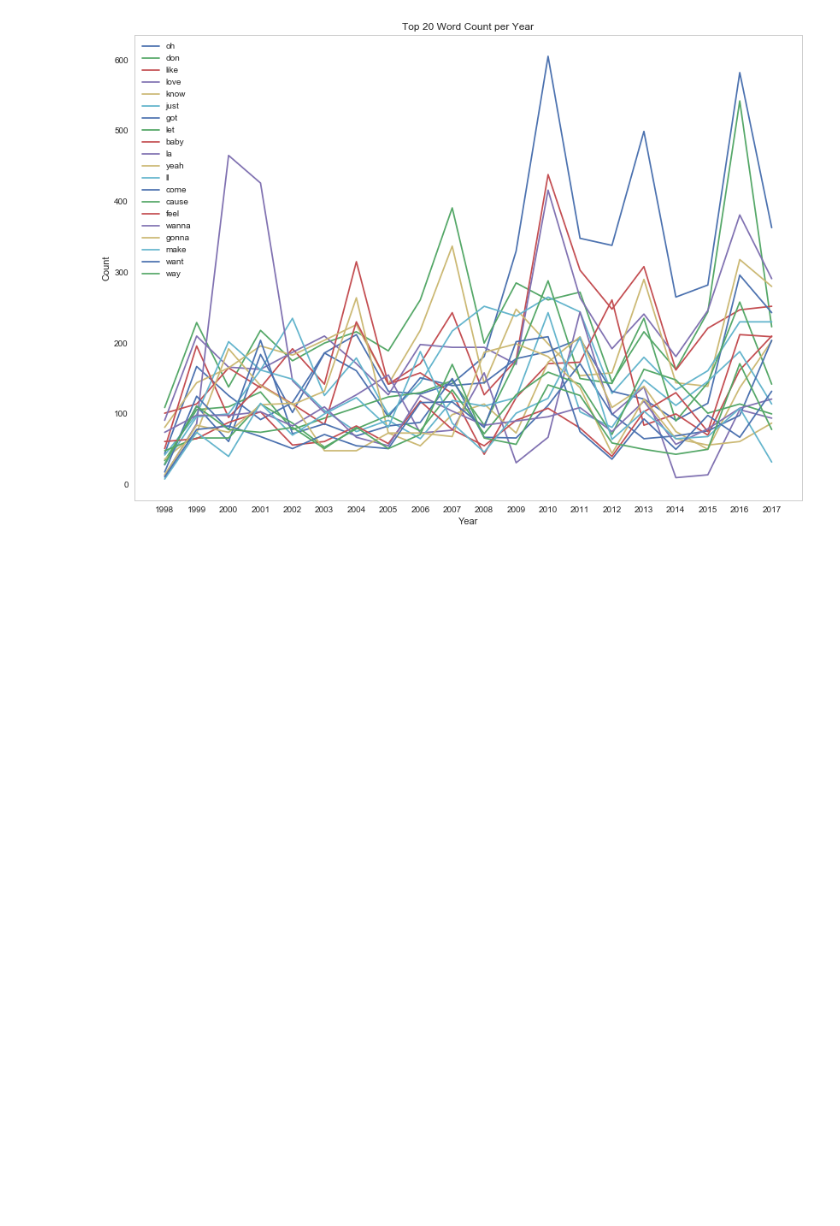
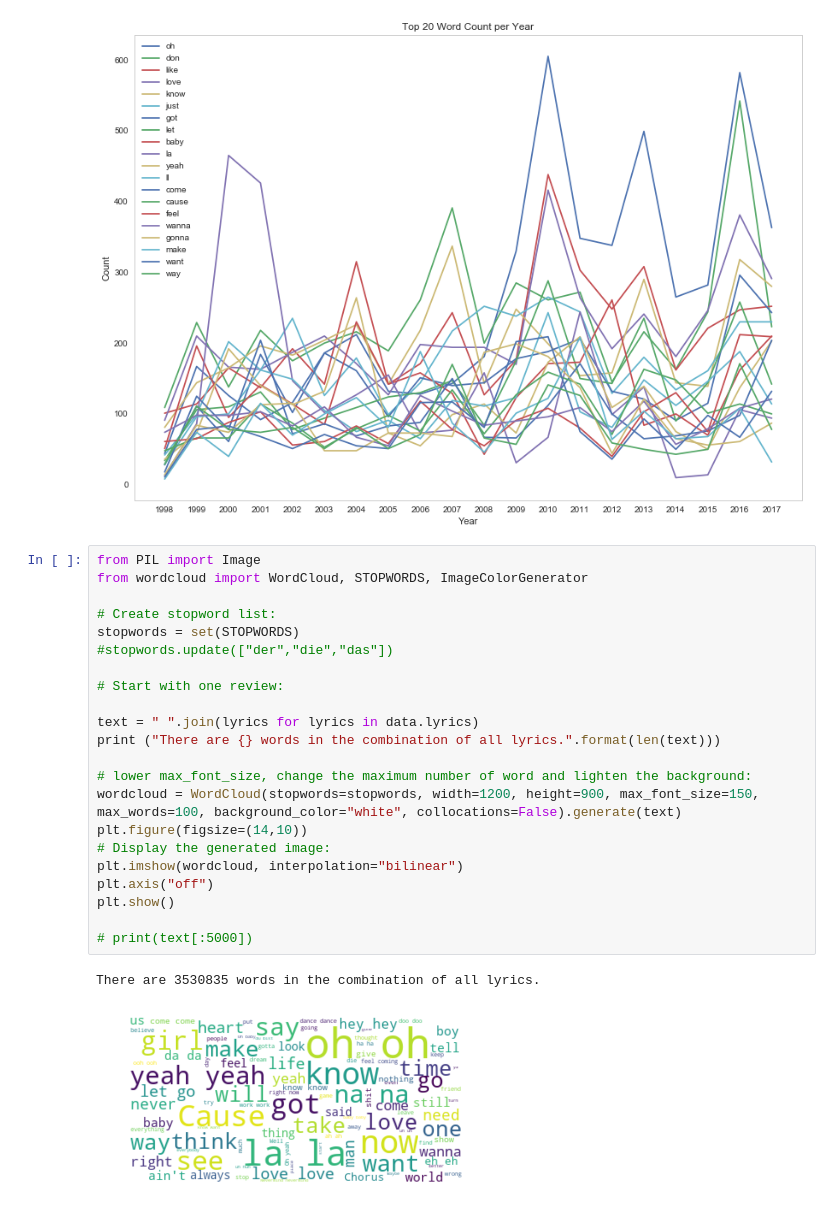
Before and after one commit to widmerin/LyricsAnalyzer, a Jupyter notebook: DataStory.ipynb, the cells around one changed output. Drawn from its saved outputs; the diff is of its cells as text; blank space fills up the shorter version.

Commit message:
added wordcloud

```diff
--- a/DataStory.ipynb
+++ b/DataStory.ipynb
@@ -174,3 +174,28 @@ plt.legend()
 plt.show()
 # %% [output]
 [figure]
+# %%
+from PIL import Image
+from wordcloud import WordCloud, STOPWORDS, ImageColorGenerator
+
+# Create stopword list:
+stopwords = set(STOPWORDS)
+#stopwords.update(["der","die","das"])
+
+# Start with one review:
+
+text = " ".join(lyrics for lyrics in data.lyrics)
+print ("There are {} words in the combination of all lyrics.".format(len(text)))
+
+# lower max_font_size, change the maximum number of word and lighten the background:
+wordcloud = WordCloud(stopwords=stopwords, width=1200, height=900, max_font_size=150, max_words=100, background_color="white", collocations=False).generate(text)
+plt.figure(figsize=(14,10))
+# Display the generated image:
+plt.imshow(wordcloud, interpolation="bilinear")
+plt.axis("off")
+plt.show()
+
+# print(text[:5000])
+# %% [output]
+There are 3530835 words in the combination of all lyrics.
+[figure, added]
```
